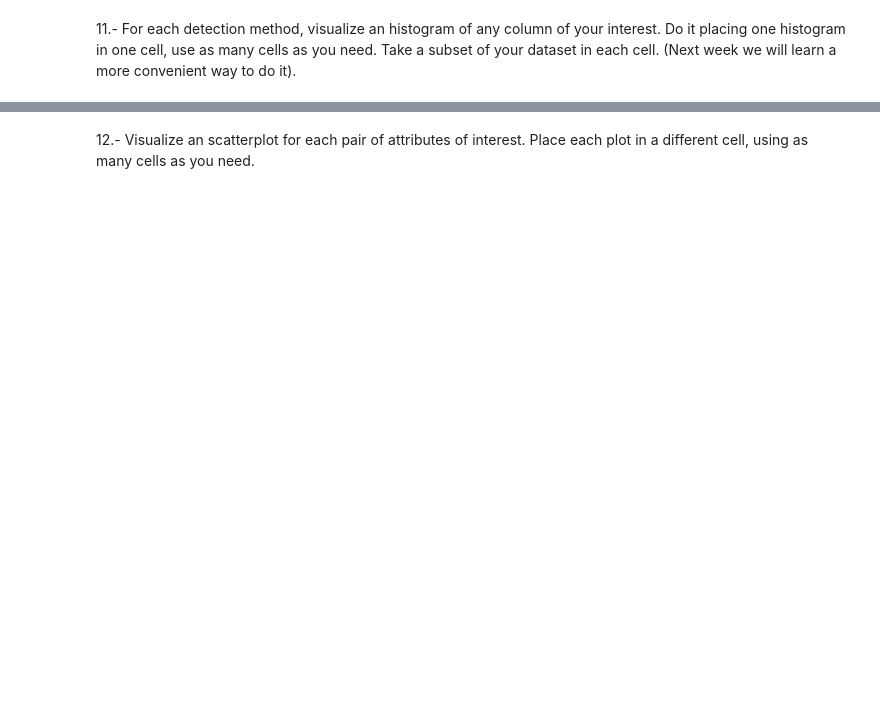
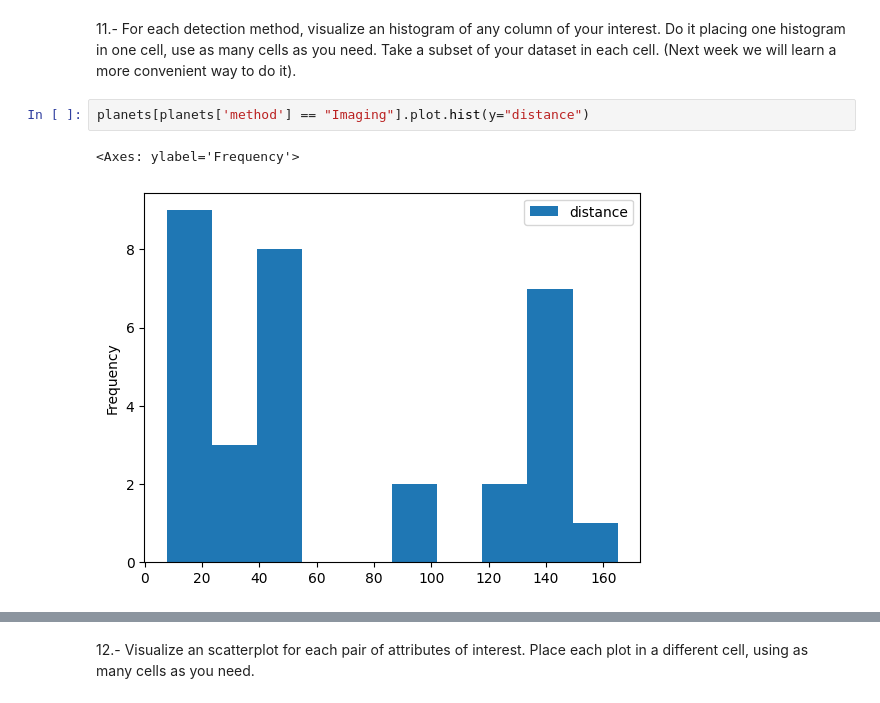
Before and after one commit to RoberToaza/AI-on-autonomous-control-systems, a Jupyter notebook: pandas/Pandas.ipynb, the cells around one changed output, grey strips where cells are left out. Cells and saved outputs as stored; diff of their text form; blank space fills up the shorter version.

```diff
--- a/pandas/Pandas.ipynb
+++ b/pandas/Pandas.ipynb
@@ -690,2 +976,7 @@ planets = sns.load_dataset('planets')
 # %% [markdown]
 11.- For each detection method, visualize an histogram of any column of your interest. Do it placing one histogram in one cell, use as many cells as you need. Take a subset of your dataset in each cell. (Next week we will learn a more convenient way to do it).
+# %%
+planets[planets['method'] == "Imaging"].plot.hist(y="distance")
+# %% [output]
+<Axes: ylabel='Frequency'>
+[figure, added]
```
Also changed, not shown: parts of 27 cells of this notebook.
